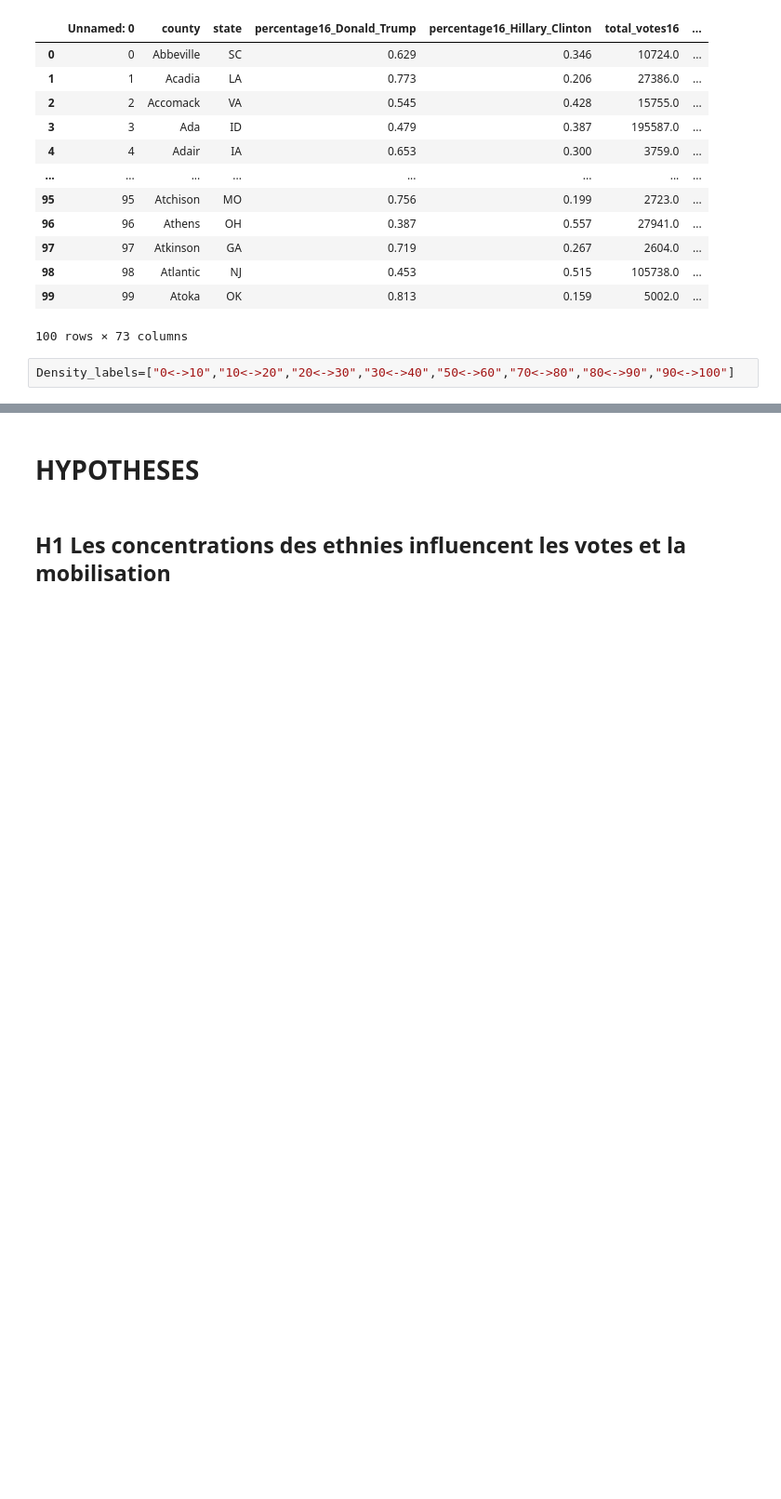
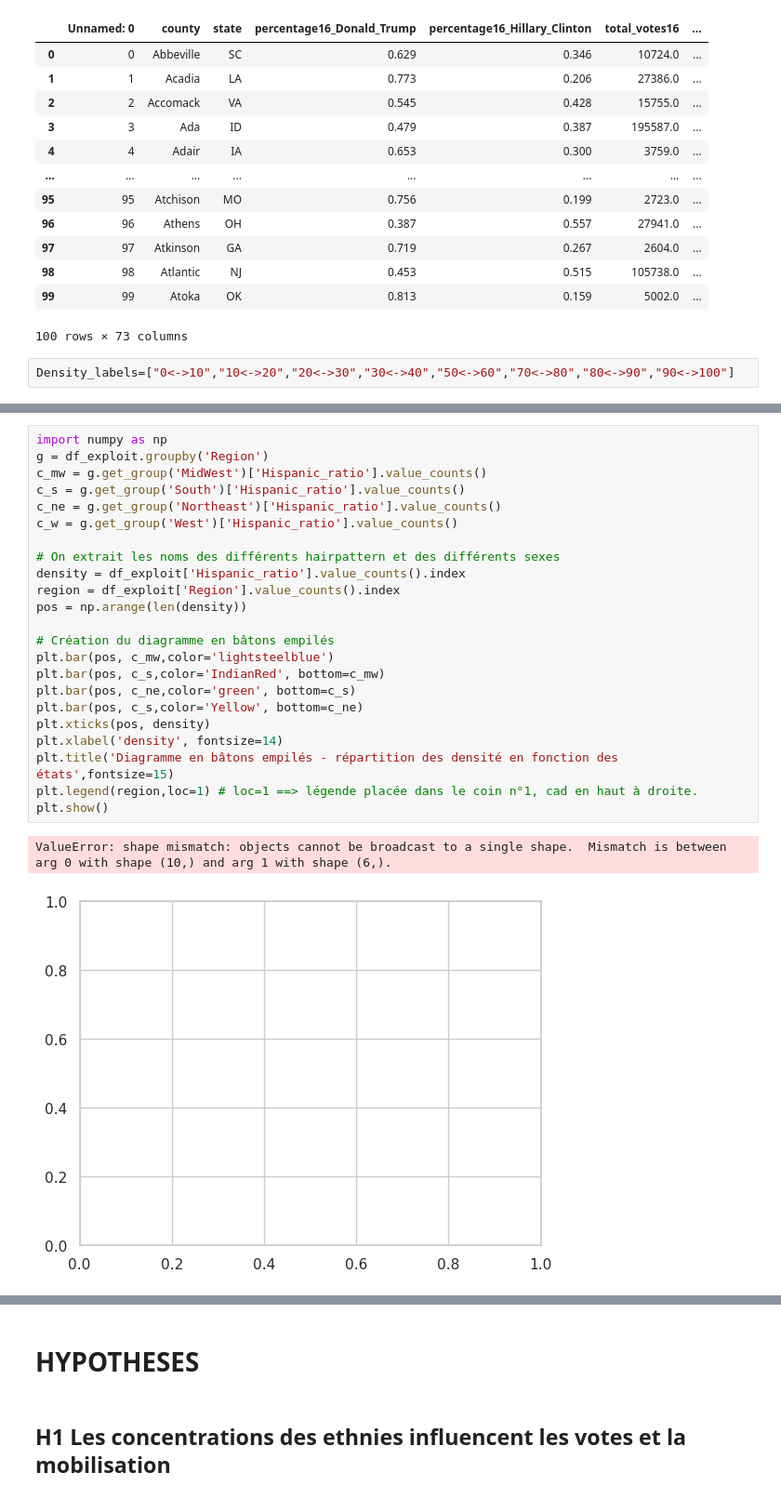
Before and after one commit to XDEBUF/covid_social_poll, a Jupyter notebook: covid inference.ipynb, the cells around one changed output, grey strips where cells are left out. Shown: that part at 93% size. Cells and saved outputs as stored; diff of their text form; blank space fills up the shorter version.

```diff
--- a/covid inference.ipynb
+++ b/covid inference.ipynb
@@ -374,0 +481,26 @@ KeyError: 'IA'
+# %%
+import numpy as np
+g = df_exploit.groupby('Region')
+c_mw = g.get_group('MidWest')['Hispanic_ratio'].value_counts()
+c_s = g.get_group('South')['Hispanic_ratio'].value_counts()
+c_ne = g.get_group('Northeast')['Hispanic_ratio'].value_counts()
+c_w = g.get_group('West')['Hispanic_ratio'].value_counts()
+
+# On extrait les noms des différents hairpattern et des différents sexes
+density = df_exploit['Hispanic_ratio'].value_counts().index
+region = df_exploit['Region'].value_counts().index
+pos = np.arange(len(density))
+
+# Création du diagramme en bâtons empilés
+plt.bar(pos, c_mw,color='lightsteelblue')
+plt.bar(pos, c_s,color='IndianRed', bottom=c_mw)
+plt.bar(pos, c_ne,color='green', bottom=c_s)
+plt.bar(pos, c_s,color='Yellow', bottom=c_ne)
+plt.xticks(pos, density)
+plt.xlabel('density', fontsize=14)
+plt.title('Diagramme en bâtons empilés - répartition des densité en fonction des états',fontsize=15)
+plt.legend(region,loc=1) # loc=1 ==> légende placée dans le coin n°1, cad en haut à droite.
+plt.show()
+# %% [output]
+ValueError: shape mismatch: objects cannot be broadcast to a single shape.  Mismatch is between arg 0 with shape (10,) and arg 1 with shape (6,).
+[figure, added]
```
Also changed, not shown: parts of 12 cells of this notebook.
